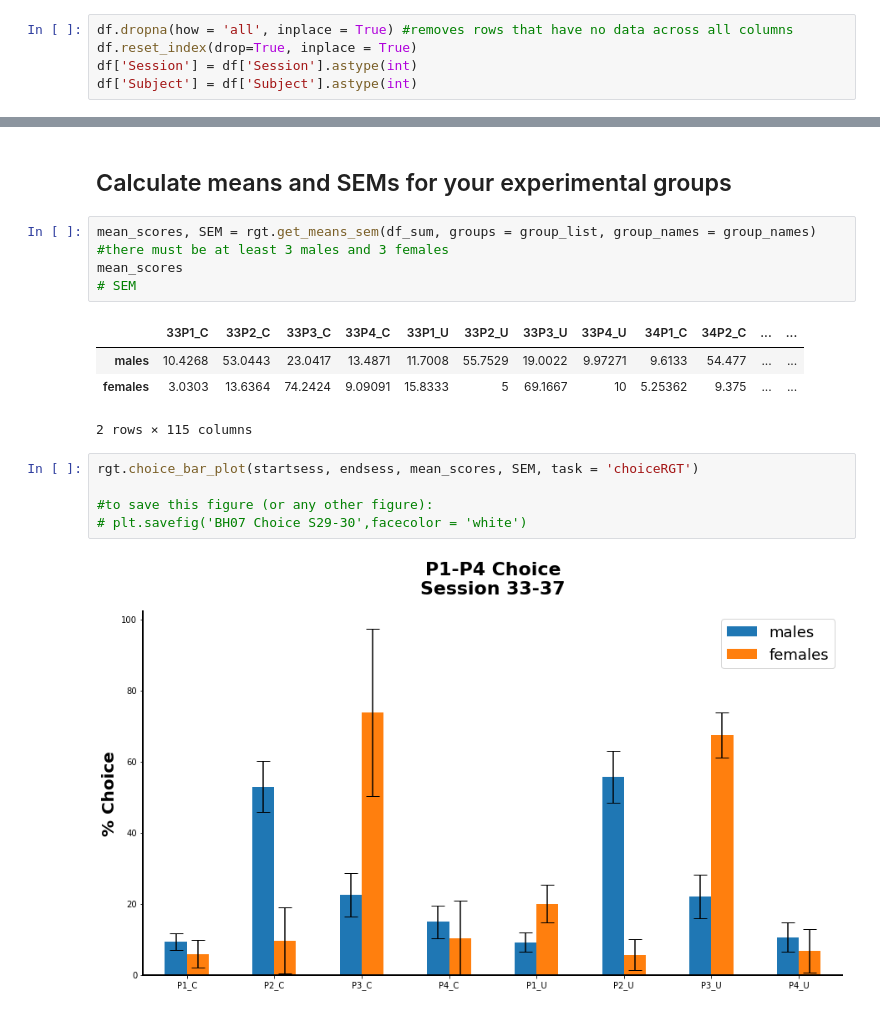
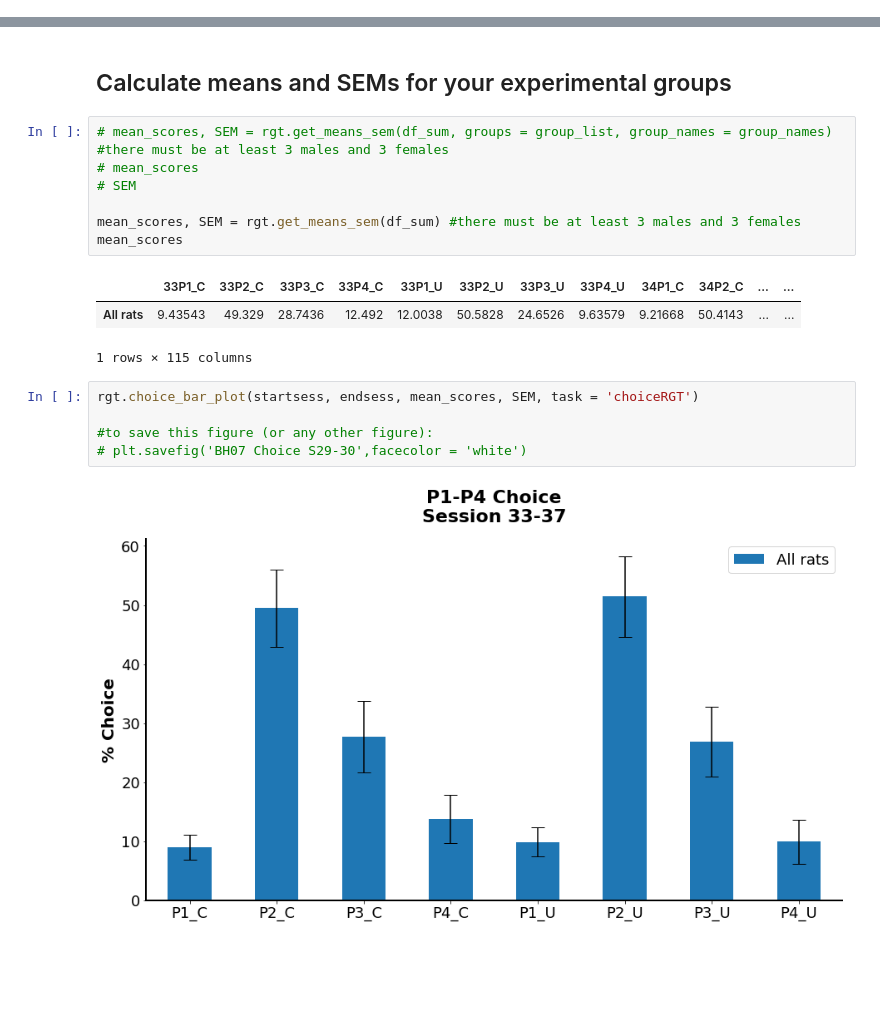
Before and after one commit to deckyblue/sparklyRGT, a Jupyter notebook: sparklyRGT_tutorial/sparklyRGT_template_4.ipynb, the cells around one changed output, grey strips where cells are left out. Drawn from its saved outputs; the diff is of its cells as text; blank space fills up the shorter version.

```diff
--- a/sparklyRGT_tutorial/sparklyRGT_template_4.ipynb
+++ b/sparklyRGT_tutorial/sparklyRGT_template_4.ipynb
@@ -95,11 +97,6 @@ If you are getting a ValueError, try running the following code before `rgt.get_
 df.reset_index(drop=True, inplace = True)
 df['Session'] = df['Session'].astype(int)
 df['Subject'] = df['Subject'].astype(int)`
-# %%
-df.dropna(how = 'all', inplace = True) #removes rows that have no data across all columns
-df.reset_index(drop=True, inplace = True)
-df['Session'] = df['Session'].astype(int)
-df['Subject'] = df['Subject'].astype(int)
 # %%
 df_sum = rgt.get_summary_data(df, task = 'choiceRGT') #use df instead of df2 if you didn't do any session editing
 df_sum
@@ -131,19 +128,21 @@ df_sum.to_excel("test_file_name.xlsx")
 # %% [markdown]
 ## Calculate means and SEMs for your experimental groups
 # %%
-mean_scores, SEM = rgt.get_means_sem(df_sum, groups = group_list, group_names = group_names) #there must be at least 3 males and 3 females
+# mean_scores, SEM = rgt.get_means_sem(df_sum, groups = group_list, group_names = group_names) #there must be at least 3 males and 3 females
+# mean_scores
+# SEM
+
+mean_scores, SEM = rgt.get_means_sem(df_sum) #there must be at least 3 males and 3 females
 mean_scores
-# SEM
 # %% [output]
 |  | 33P1_C | 33P2_C | 33P3_C | 33P4_C | 33P1_U | 33P2_U | 33P3_U | 33P4_U | 34P1_C | 34P2_C | ... | ... |
-| males | 10.4268 | 53.0443 | 23.0417 | 13.4871 | 11.7008 | 55.7529 | 19.0022 | 9.97271 | 9.6133 | 54.477 | ... | ... |
-| females | 3.0303 | 13.6364 | 74.2424 | 9.09091 | 15.8333 | 5 | 69.1667 | 10 | 5.25362 | 9.375 | ... | ... |
+| All rats | 9.43543 | 49.329 | 28.7436 | 12.492 | 12.0038 | 50.5828 | 24.6526 | 9.63579 | 9.21668 | 50.4143 | ... | ... |
-2 rows × 115 columns
+1 rows × 115 columns
 # %%
 rgt.choice_bar_plot(startsess, endsess, mean_scores, SEM, task = 'choiceRGT')
 
 #to save this figure (or any other figure):
 # plt.savefig('BH07 Choice S29-30',facecolor = 'white')
 # %% [output]
-[figure, old version]
+[figure, new version]
 # %%
```
Also changed, not shown: parts of 5 cells of this notebook.
